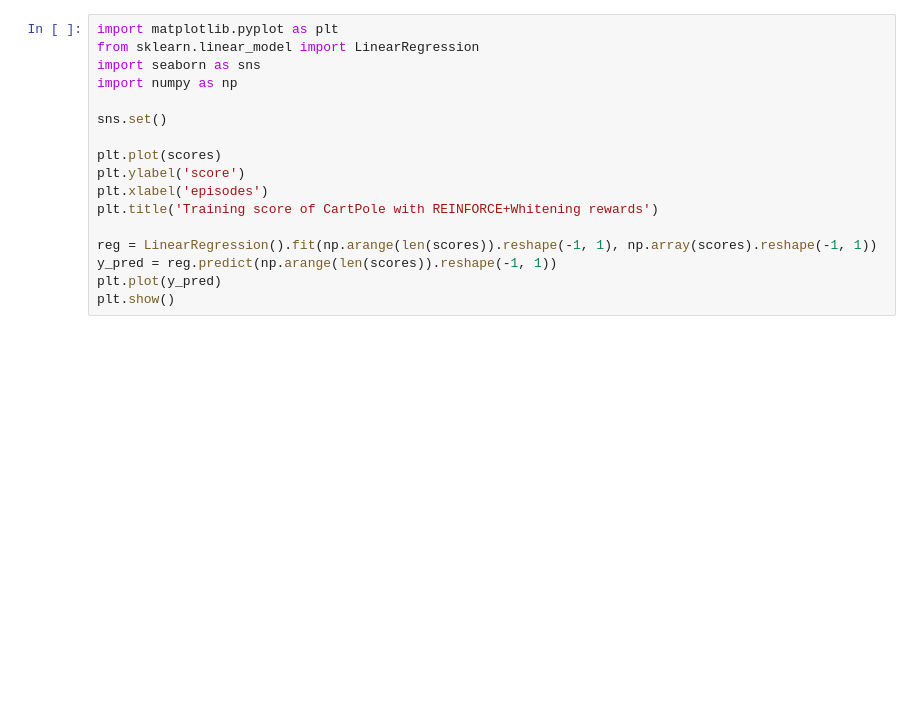
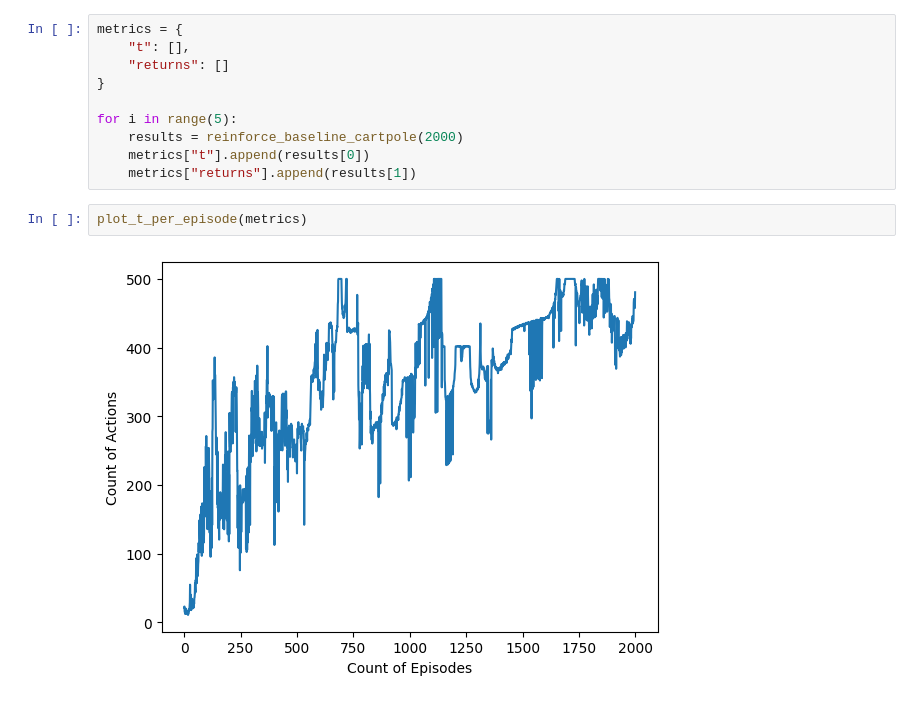
Before and after one commit to DennisMinn/rl-working-name, a Jupyter notebook: REINFORCE-Baseline.ipynb, the cells around one changed output. Saved outputs shown, nothing was run; the diff lists cells and outputs as text; blank space fills up the shorter version.

```diff
--- a/REINFORCE-Baseline.ipynb
+++ b/REINFORCE-Baseline.ipynb
@@ -230,17 +21,14 @@ env.close()
-# %%
-import matplotlib.pyplot as plt
-from sklearn.linear_model import LinearRegression
-import seaborn as sns
-import numpy as np
-
-sns.set()
-
-plt.plot(scores)
-plt.ylabel('score')
-plt.xlabel('episodes')
-plt.title('Training score of CartPole with REINFORCE+Whitening rewards')
-
-reg = LinearRegression().fit(np.arange(len(scores)).reshape(-1, 1), np.array(scores).reshape(-1, 1))
-y_pred = reg.predict(np.arange(len(scores)).reshape(-1, 1))
-plt.plot(y_pred)
-plt.show()
+# %%
+metrics = {
+    "t": [],
+    "returns": []
+}
+
+for i in range(5):
+    results = reinforce_baseline_cartpole(2000)
+    metrics["t"].append(results[0])
+    metrics["returns"].append(results[1])
+# %%
+plot_t_per_episode(metrics)
+# %% [output]
+[figure, added]
```
Also changed, not shown: parts of 11 cells of this notebook, 3 other files.
